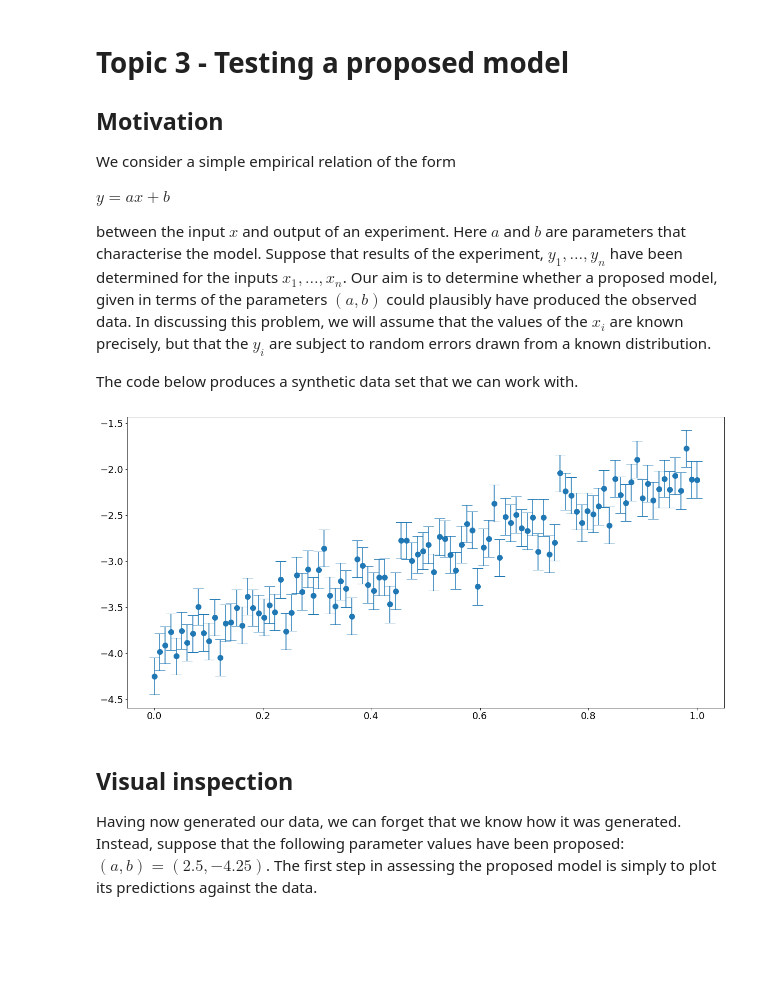
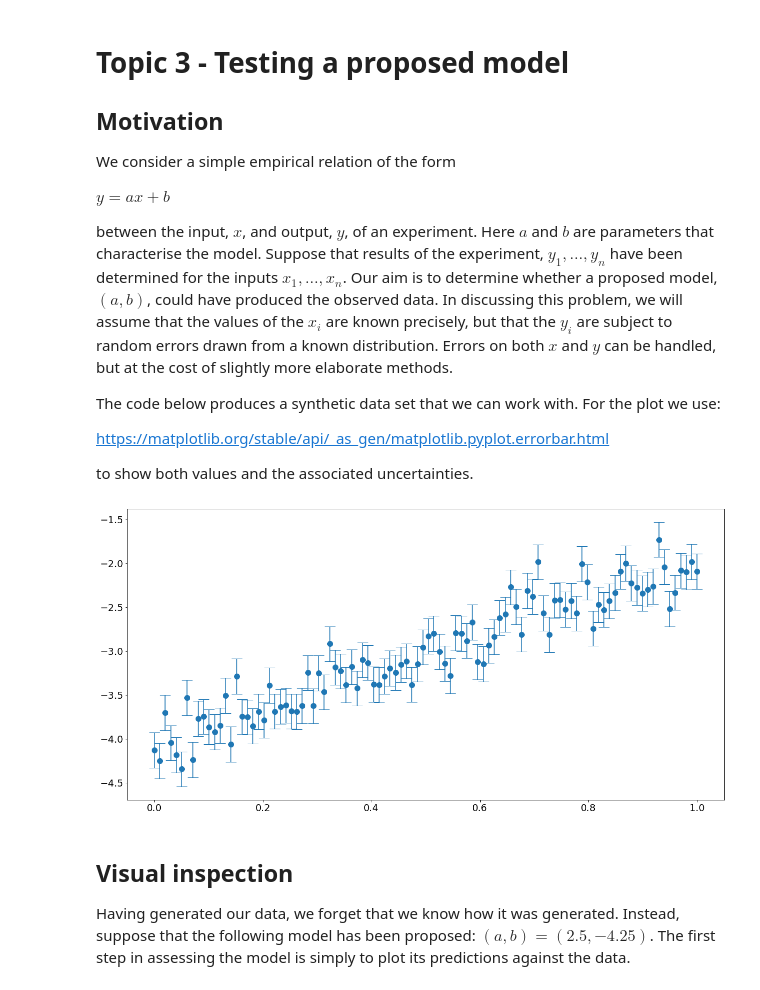
Before and after one commit to da380/PartIIStatistics, a Jupyter notebook: Topic3.ipynb, the cells around one changed output. Saved outputs shown, nothing was run; the diff lists cells and outputs as text; code cells hidden in the pictures; blank space fills up the shorter version.

```diff
--- a/Topic3.ipynb
+++ b/Topic3.ipynb
@@ -14,45 +21,45 @@ $
 y = a x + b
 $
 
-between the input $x$ and output of an experiment. Here $a$ and $b$ are parameters that characterise the model. Suppose that results of the experiment, $y_{1}, \dots, y_{n}$ have been determined for the inputs $x_{1},\dots, x_{n}$. Our
-aim is to determine whether a proposed model, given in terms of the parameters $(a,b)$ could plausibly have
+between the input, $x$, and output, $y$, of an experiment. Here $a$ and $b$ are parameters that characterise the model. Suppose that results of the experiment, $y_{1}, \dots, y_{n}$ have been determined for the inputs $x_{1},\dots, x_{n}$. Our
+aim is to determine whether a proposed model, $(a,b)$,  could have
 produced the observed data.  In discussing this problem, we will assume that the values of
 the $x_{i}$ are known precisely, but that the $y_{i}$ are subject to random errors drawn from a known
-distribution.
+distribution. Errors on both $x$ and $y$ can be handled, but at the cost of slightly more
+elaborate methods.
 
-The code below produces a synthetic data set that we can work with.
+The code below produces a synthetic data set that we can work with. For the plot we use:
+
+https://matplotlib.org/stable/api/_as_gen/matplotlib.pyplot.errorbar.html
+
+to show both values and the associated uncertainties.
 # %%
 # Set the number of data
 n = 100
 
 # Set the true values for the parameters
 a =  2
 b = -4
 
 # Set the values of x
 x = np.linspace(0,1,n)
 
 # Set the error distribution
 sigma = 0.2
-p = stats.norm(scale = sigma)
+Z = stats.norm(scale = sigma)
 
 # Get the values of y
-y = a*x + b + p.rvs(n)
+y = a*x + b + Z.rvs(n)
 
 # Plot the data
-plt.rc('xtick', labelsize=18)
-plt.rc('ytick', labelsize=18)
-font = {'size'   : 20}
-plt.rc('font', **font)
-plt.rcParams['figure.figsize'] = (20, 10)
 plt.errorbar(x,y,yerr=sigma,linestyle='none',marker='o',markersize = 10,capsize = 10)
 plt.show()
 # %% [output]
-[figure, old version]
+[figure, new version]
 # %% [markdown]
 ## Visual inspection
 
-Having now generated our data, we can forget that we know how it was generated. Instead, suppose that the following parameter values have been proposed: $(a,b) = (2.5,-4.25)$. The first step in assessing the proposed model is simply to plot its predictions against the data.
+Having generated our data, we forget that we know how it was generated. Instead, suppose that the following model has been proposed: $(a,b) = (2.5,-4.25)$. The first step in assessing the model is simply to plot its predictions against the data.
 # %%
 # Set the proposed model values
 a = 2.5
```
Also changed, not shown: parts of 9 cells of this notebook, 3 other files.
